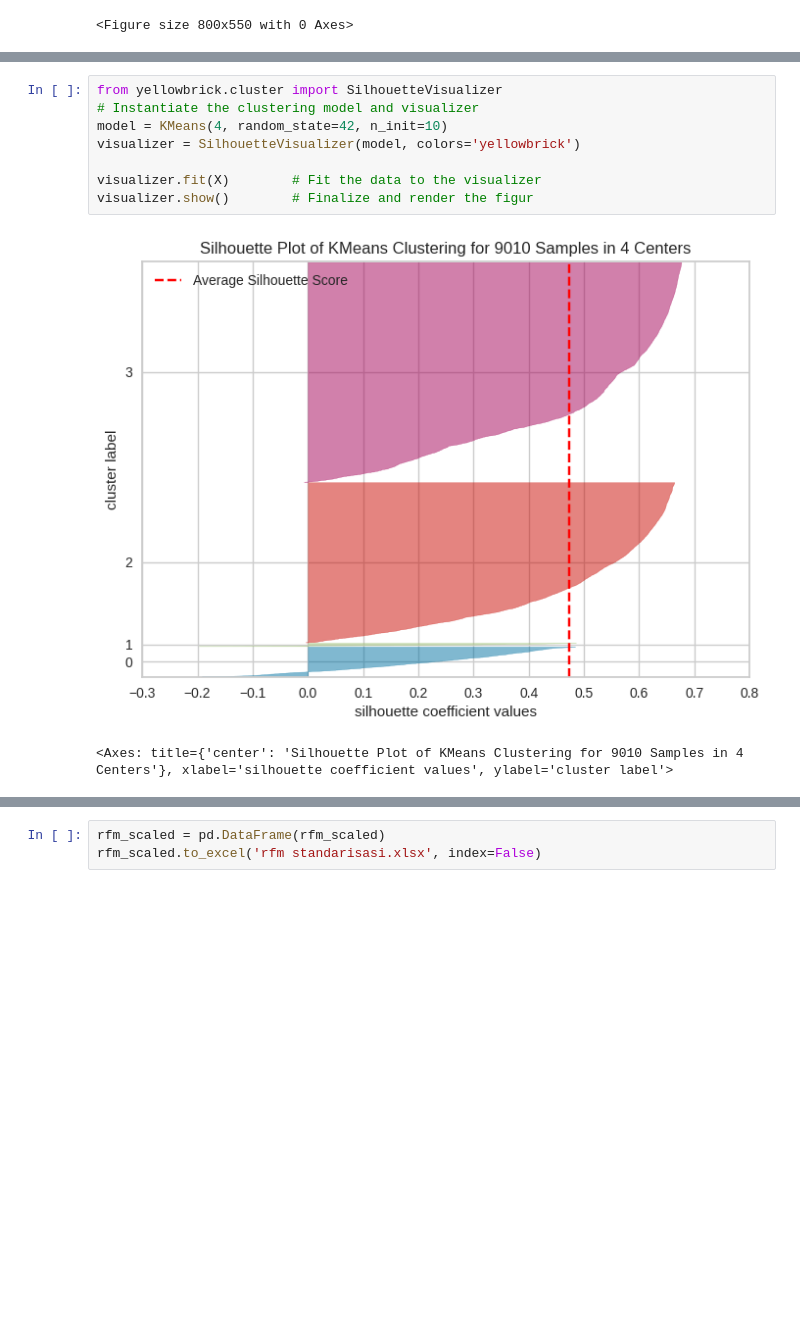
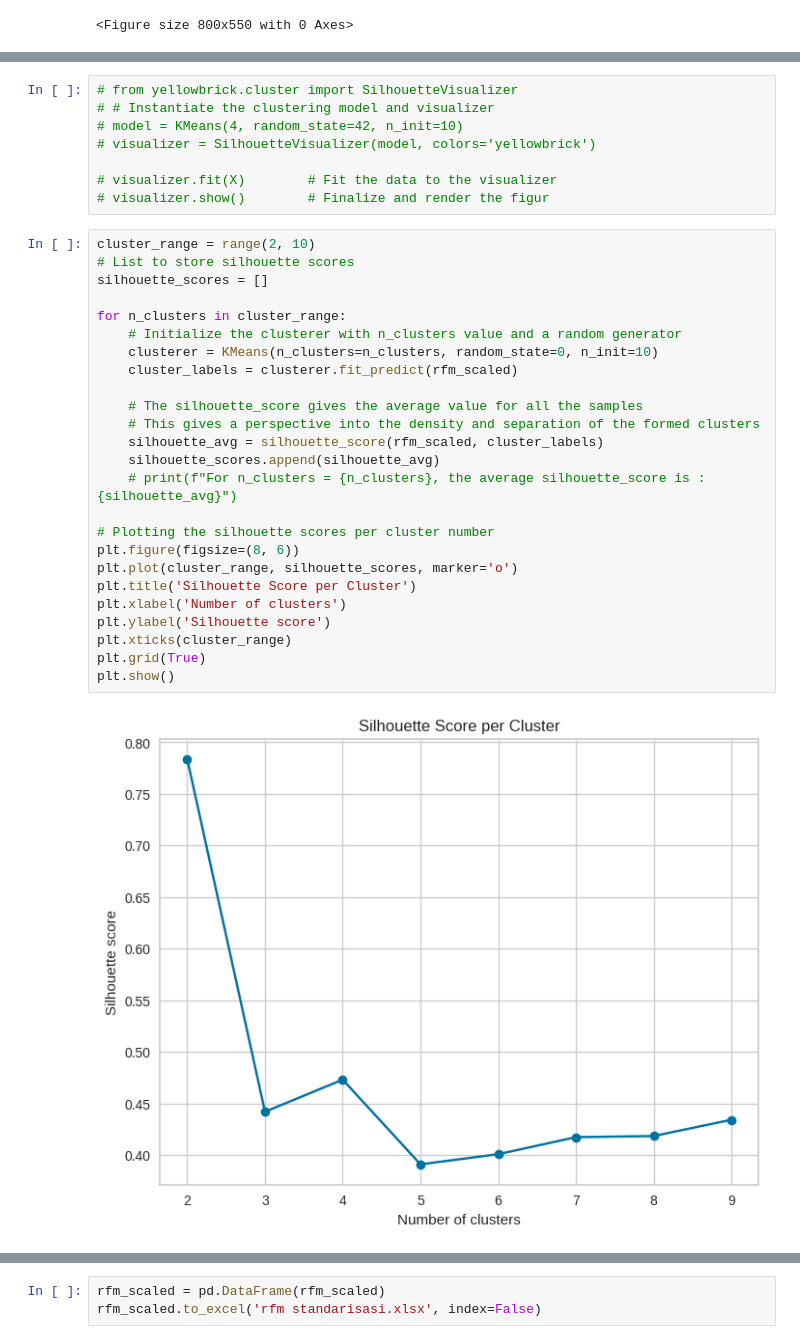
Before and after one commit to nilamaula26/Aplikasi-Login, a Jupyter notebook: RFM and K-Means.ipynb, the cells around one changed output, grey strips where cells are left out. Drawn from its saved outputs; the diff is of its cells as text; blank space fills up the shorter version.

```diff
--- a/RFM and K-Means.ipynb
+++ b/RFM and K-Means.ipynb
@@ -87,12 +85,36 @@ plt.savefig("elbow.png", format='png')
 <Figure size 800x550 with 0 Axes>
 # %%
-from yellowbrick.cluster import SilhouetteVisualizer
-# Instantiate the clustering model and visualizer
-model = KMeans(4, random_state=42, n_init=10)
-visualizer = SilhouetteVisualizer(model, colors='yellowbrick')
+# from yellowbrick.cluster import SilhouetteVisualizer
+# # Instantiate the clustering model and visualizer
+# model = KMeans(4, random_state=42, n_init=10)
+# visualizer = SilhouetteVisualizer(model, colors='yellowbrick')
 
-visualizer.fit(X)        # Fit the data to the visualizer
-visualizer.show()        # Finalize and render the figur
+# visualizer.fit(X)        # Fit the data to the visualizer
+# visualizer.show()        # Finalize and render the figur
-# %% [output]
-[figure, removed]
-<Axes: title={'center': 'Silhouette Plot of KMeans Clustering for 9010 Samples in 4 Centers'}, xlabel='silhouette coefficient values', ylabel='cluster label'>
+# %%
+cluster_range = range(2, 10)
+# List to store silhouette scores
+silhouette_scores = []
+
+for n_clusters in cluster_range:
+    # Initialize the clusterer with n_clusters value and a random generator
+    clusterer = KMeans(n_clusters=n_clusters, random_state=0, n_init=10)
+    cluster_labels = clusterer.fit_predict(rfm_scaled)
+
+    # The silhouette_score gives the average value for all the samples
+    # This gives a perspective into the density and separation of the formed clusters
+    silhouette_avg = silhouette_score(rfm_scaled, cluster_labels)
+    silhouette_scores.append(silhouette_avg)
+    # print(f"For n_clusters = {n_clusters}, the average silhouette_score is : {silhouette_avg}")
+
+# Plotting the silhouette scores per cluster number
+plt.figure(figsize=(8, 6))
+plt.plot(cluster_range, silhouette_scores, marker='o')
+plt.title('Silhouette Score per Cluster')
+plt.xlabel('Number of clusters')
+plt.ylabel('Silhouette score')
+plt.xticks(cluster_range)
+plt.grid(True)
+plt.show()
+# %% [output]
+[figure, added]
```
Also changed, not shown: parts of 9 cells of this notebook.
